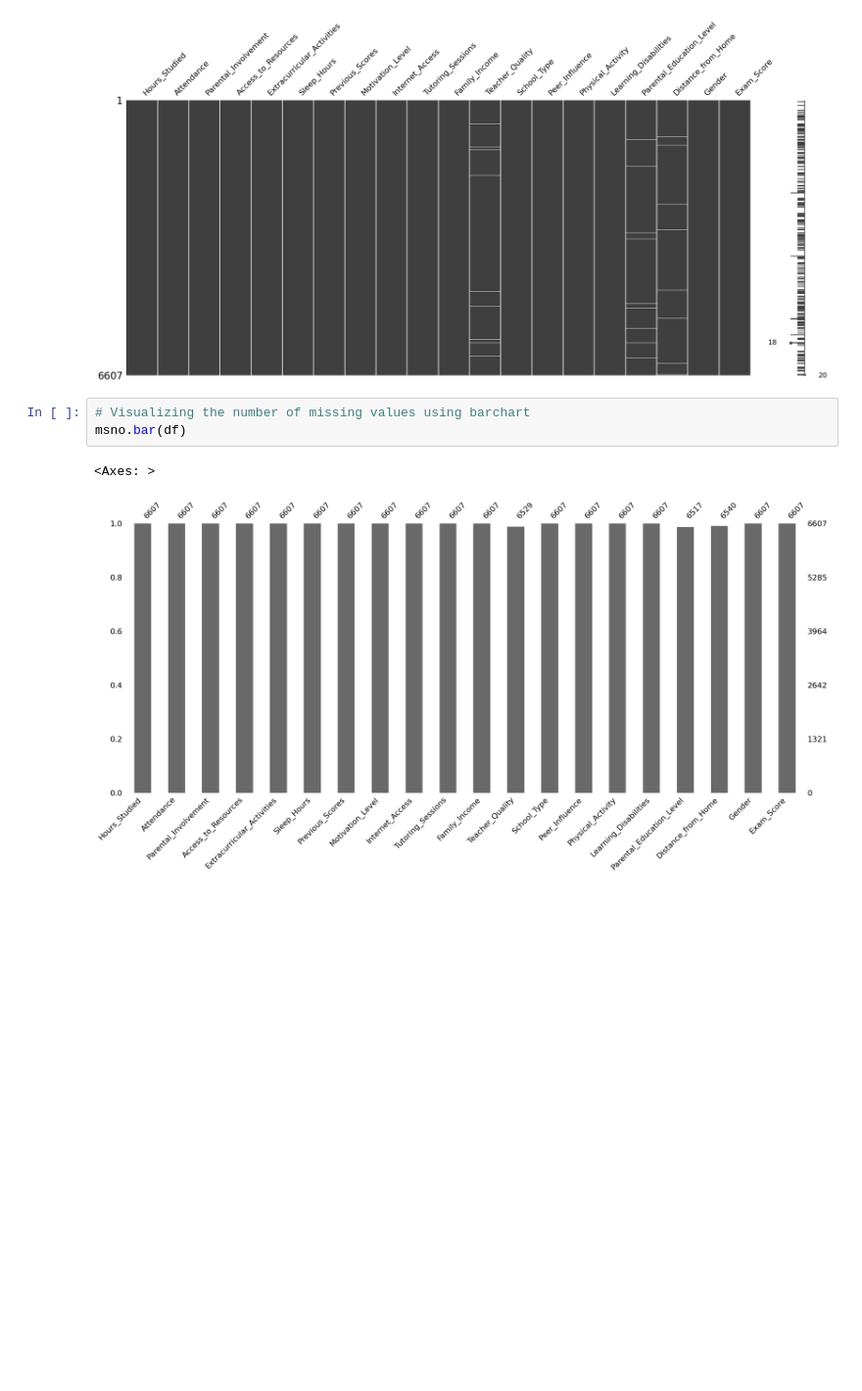
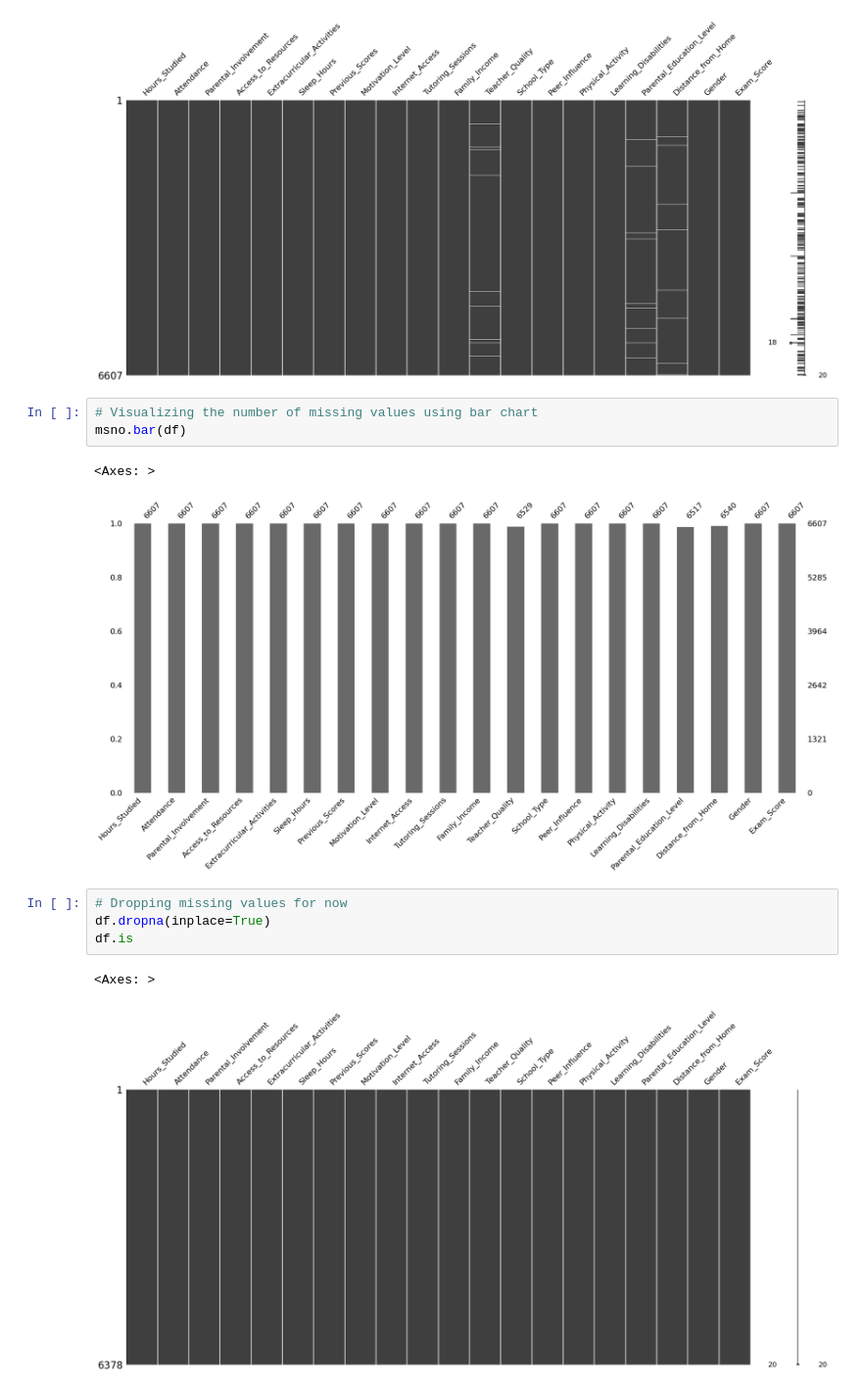
Before and after one commit to aidanahn/AP-Research, a Jupyter notebook: project.ipynb, the cells around one changed output. Shown at 98% size. Drawn from its saved outputs; the diff is of its cells as text; blank space fills up the shorter version.

Commit message:
Dropped missing instances for now

```diff
--- a/project.ipynb
+++ b/project.ipynb
@@ -122,8 +141,15 @@ msno.matrix(df)
 <Axes: >
 [figure]
 # %%
-# Visualizing the number of missing values using barchart
+# Visualizing the number of missing values using bar chart
 msno.bar(df)
 # %% [output]
 <Axes: >
 [figure]
+# %%
+# Dropping missing values for now
+df.dropna(inplace=True)
+df.is
+# %% [output]
+<Axes: >
+[figure, added]
```
Also changed, not shown: parts of 3 cells of this notebook.
